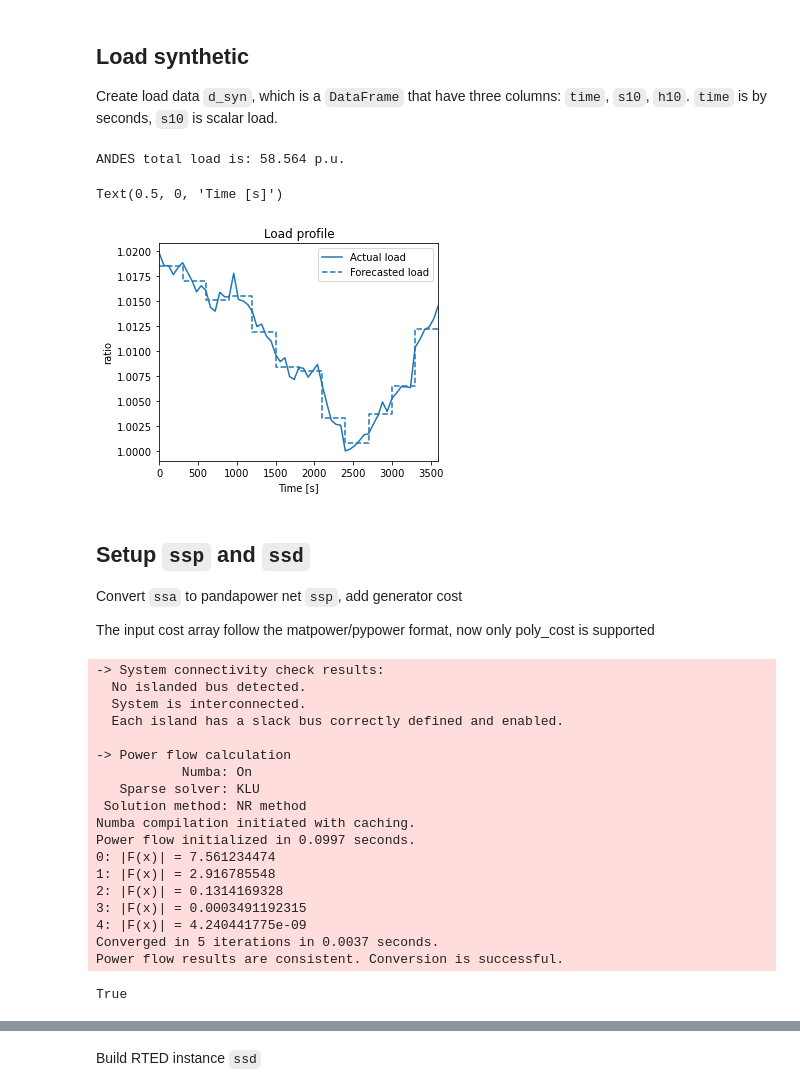
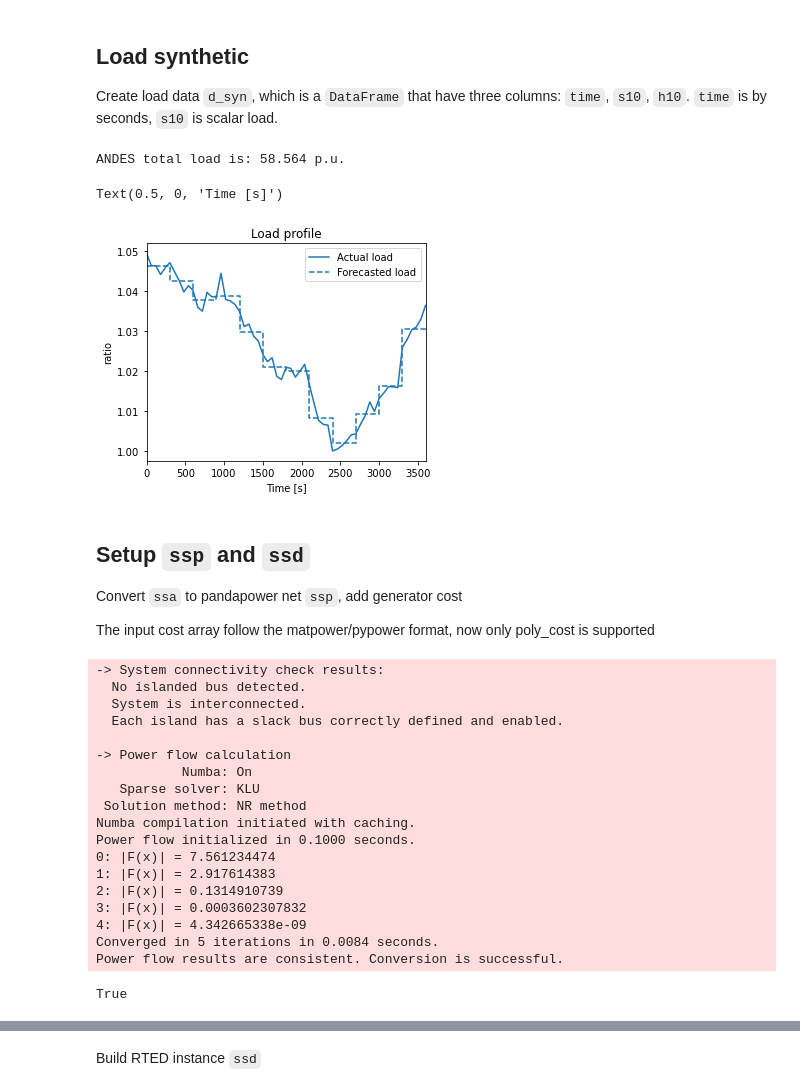
Before and after one commit to shebuxin/andes, a Jupyter notebook: jwang/notes2/co-sim_ieee39.ipynb, the cells around one changed output, grey strips where cells are left out. Drawn from its saved outputs; the diff is of its cells as text; code cells hidden in the pictures.

```diff
--- a/jwang/notes2/co-sim_ieee39.ipynb
+++ b/jwang/notes2/co-sim_ieee39.ipynb
@@ -105,35 +116,35 @@ Create load data ``d_syn``, which is a ``DataFrame`` that have three columns: ``
 ptotal = ssa.PQ.as_df()['p0'].sum()
 print('ANDES total load is:',ptotal.round(4),'p.u.')
 
 # --- scale d_syn ---
 ddata_path = '/case/d_syn2.csv'
 ddata = dir_path + ddata_path
 d_syn = pd.read_csv(ddata)
 
-ratio = 4
+ratio = 10
 # The equation is tuned for ieee39
 # original: (d_syn['h10'] - d_syn['h10'].mean()) / d_syn['h10'].var() * ratio + 1
 d_syn['s10'] = ratio*(d_syn['ph10'] - d_syn['ph10'].min()) / d_syn['h10'].var() + 1
 
 # calculate expected load
 step = 300
 d_exp = d_syn.groupby(d_syn.index // step).mean().copy()
 d_exp['time'] = range(0,3600,300)
 
 fig_load, ax_load = plt.subplots(figsize=(5, 4))
 ax_load.plot(d_syn['time'], d_syn['s10'], color='tab:blue', linestyle='-')
 ystep = list(d_exp['s10'])
 ystep.insert(0, d_exp['s10'].iloc[0])
 ax_load.step(range(0,3900,300), ystep, color='tab:blue', linestyle='--')
 ax_load.set_xlim([0, 3600])
 ax_load.legend(['Actual load', 'Forecasted load'])
 ax_load.set_title('Load profile')
 ax_load.set_ylabel('ratio')
 ax_load.set_xlabel('Time [s]')
 # %% [output]
 ANDES total load is: 58.564 p.u.
 Text(0.5, 0, 'Time [s]')
-[figure, old version]
+[figure, new version]
 # %% [markdown]
 ## Setup ``ssp`` and ``ssd``
 
@@ -142,7 +153,7 @@ Convert ``ssa`` to pandapower net ``ssp``, add generator cost
 The input cost array follow the matpower/pypower format, now only poly_cost is supported
 # %%
 # --- conversion ---
-ssp = to_pandapower(ssa)
+ssp = to_pandapower(ss0)
 
 # set EV generator as uncontrollable
 ssp.gen.controllable.iloc[9] = False
@@ -165,13 +176,13 @@ add_gencost(ssp, gen_cost)
    Sparse solver: KLU
  Solution method: NR method
 Numba compilation initiated with caching.
-Power flow initialized in 0.0997 seconds.
+Power flow initialized in 0.1000 seconds.
 0: |F(x)| = 7.561234474
-1: |F(x)| = 2.916785548
-2: |F(x)| = 0.1314169328
-3: |F(x)| = 0.0003491192315
-4: |F(x)| = 4.240441775e-09
-Converged in 5 iterations in 0.0037 seconds.
+1: |F(x)| = 2.917614383
+2: |F(x)| = 0.1314910739
+3: |F(x)| = 0.0003602307832
+4: |F(x)| = 4.342665338e-09
+Converged in 5 iterations in 0.0084 seconds.
 Power flow results are consistent. Conversion is successful.
 True
 # %%
```
Also changed, not shown: parts of 17 cells of this notebook, 2 other files.
